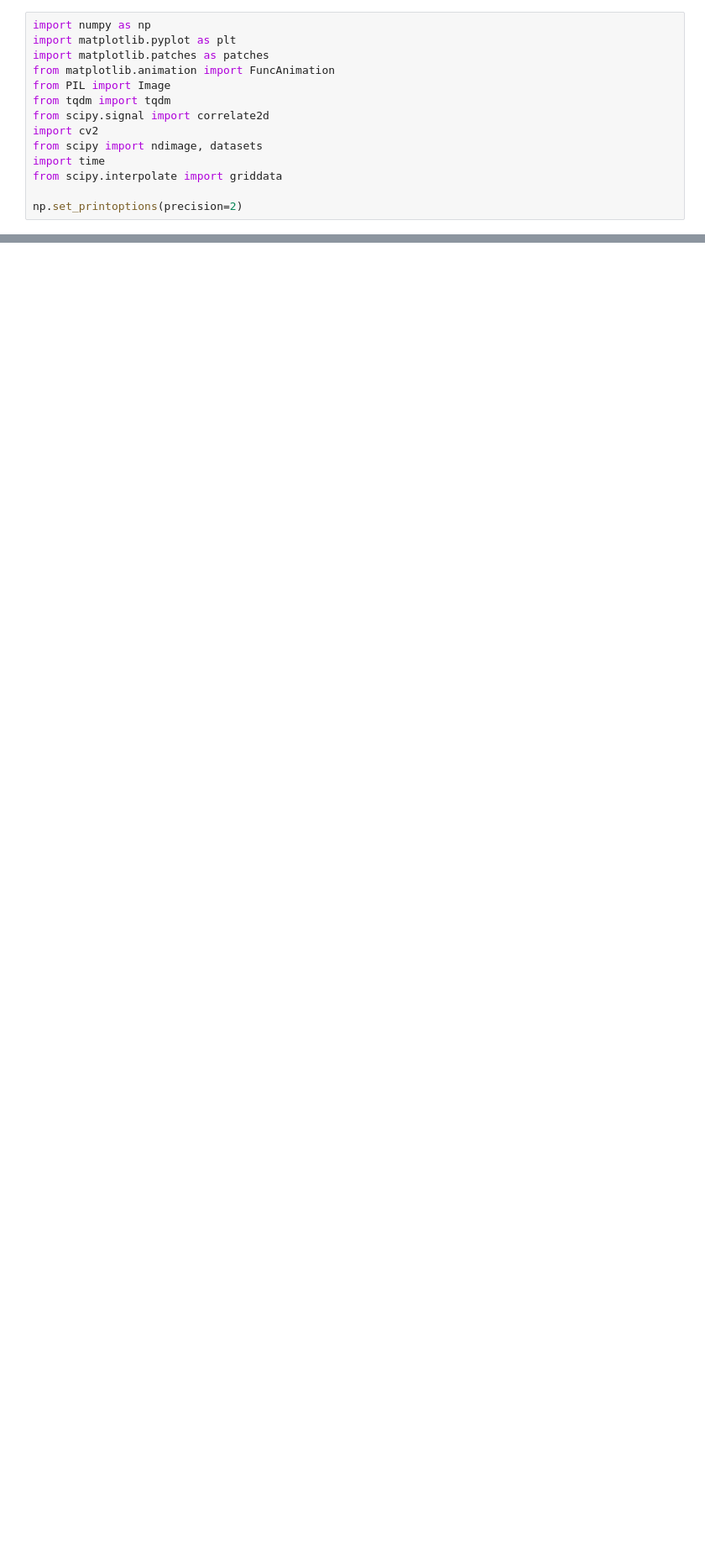
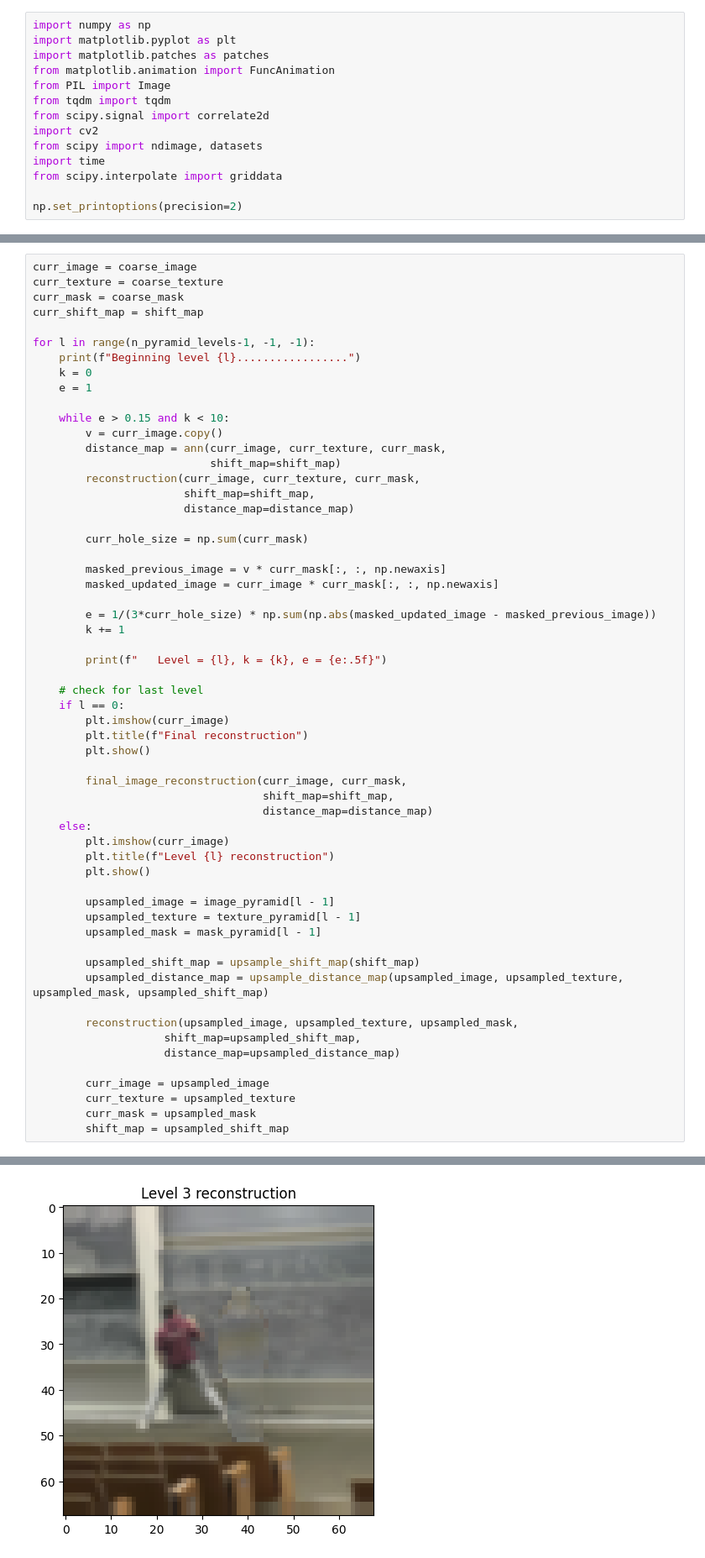
Before and after one commit to micahreich/patch-match, a Jupyter notebook: sequential/patch-match.ipynb, the cells around one changed output, grey strips where cells are left out. Shown at 84% size. Cells and saved outputs as stored; diff of their text form; blank space fills up the shorter version.

```diff
--- a/sequential/patch-match.ipynb
+++ b/sequential/patch-match.ipynb
@@ -443,0 +568,59 @@ ann(coarse_image, coarse_texture, coarse_mask,
+# %%
+curr_image = coarse_image
+curr_texture = coarse_texture
+curr_mask = coarse_mask
+curr_shift_map = shift_map
+
+for l in range(n_pyramid_levels-1, -1, -1):
+    print(f"Beginning level {l}.................")
+    k = 0
+    e = 1
+
+    while e > 0.15 and k < 10:
+        v = curr_image.copy()
+        distance_map = ann(curr_image, curr_texture, curr_mask,
+                           shift_map=shift_map)
+        reconstruction(curr_image, curr_texture, curr_mask,
+                       shift_map=shift_map,
+                       distance_map=distance_map)
+
+        curr_hole_size = np.sum(curr_mask)
+
+        masked_previous_image = v * curr_mask[:, :, np.newaxis]
+        masked_updated_image = curr_image * curr_mask[:, :, np.newaxis]
+
+        e = 1/(3*curr_hole_size) * np.sum(np.abs(masked_updated_image - masked_previous_image))
+        k += 1
+
+        print(f"   Level = {l}, k = {k}, e = {e:.5f}")
+
+    # check for last level
+    if l == 0:
+        plt.imshow(curr_image)
+        plt.title(f"Final reconstruction")
+        plt.show()
+
+        final_image_reconstruction(curr_image, curr_mask,
+                                   shift_map=shift_map,
+                                   distance_map=distance_map)
+    else:
+        plt.imshow(curr_image)
+        plt.title(f"Level {l} reconstruction")
+        plt.show()
+
+        upsampled_image = image_pyramid[l - 1]
+        upsampled_texture = texture_pyramid[l - 1]
+        upsampled_mask = mask_pyramid[l - 1]
+
+        upsampled_shift_map = upsample_shift_map(shift_map)
+        upsampled_distance_map = upsample_distance_map(upsampled_image, upsampled_texture, upsampled_mask, upsampled_shift_map)
+
+        reconstruction(upsampled_image, upsampled_texture, upsampled_mask,
+                    shift_map=upsampled_shift_map,
+                    distance_map=upsampled_distance_map)
+
+        curr_image = upsampled_image
+        curr_texture = upsampled_texture
+        curr_mask = upsampled_mask
+        shift_map = upsampled_shift_map
+# %% [output]
@@ -443,0 +638 @@ ann(coarse_image, coarse_texture, coarse_mask,
+[figure, added]
```
Also changed, not shown: parts of 10 cells of this notebook, 5 other files.
